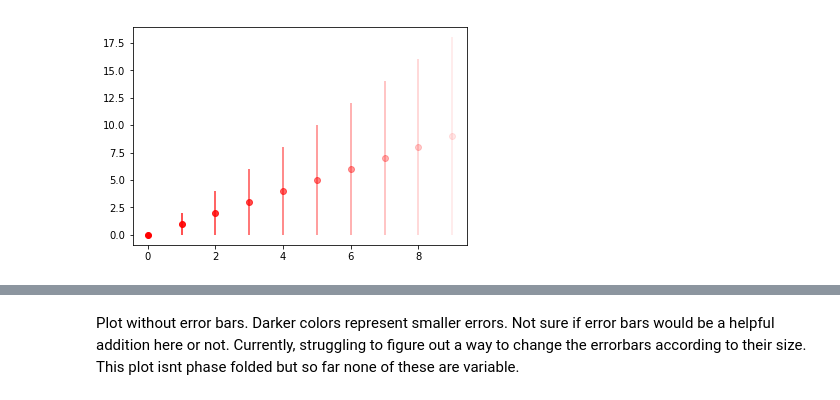
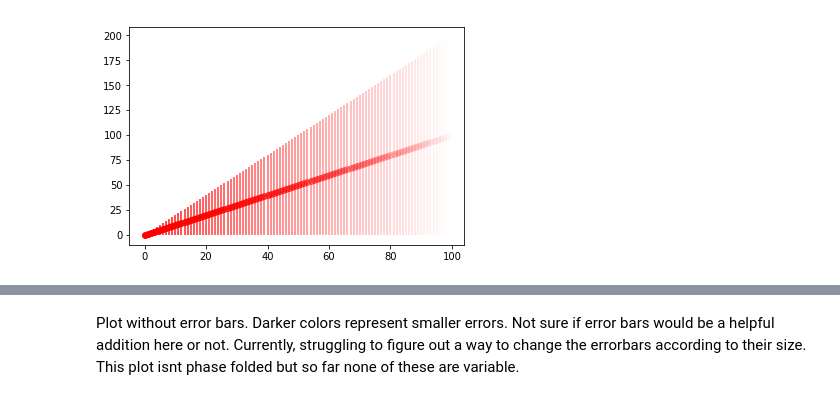
Before and after one commit to adamamiller/NUREU17, a Jupyter notebook: LSST/VariableStarClassification/Better plotting.ipynb, the cells around one changed output, grey strips where cells are left out. Cells and saved outputs as stored; diff of their text form; code cells hidden in the pictures.

```diff
--- a/LSST/VariableStarClassification/Better plotting.ipynb
+++ b/LSST/VariableStarClassification/Better plotting.ipynb
@@ -39,0 +56,3 @@ def lightcurve(source, periods):        #source--the raw lightcurve, period--fre
+# %%
+test = tbl.read('scripts/ptf_query/byOid/curves_oid___51892000005737.tbl', format = 'ipac')
+mask = np.where(test['mag_autocorr'] > 0)[0][0:200]
@@ -39,0 +75,10 @@ def lightcurve(source, periods):        #source--the raw lightcurve, period--fre
+# %%
+alphas = [1 - (err - np.min(test[mask]['magerr_auto']))/(np.max(test[mask]['magerr_auto']) - np.min(test[mask]['magerr_auto'])) for err in test[mask]['magerr_auto']]
+colors = np.asarray([(1,0,0, alpha) for alpha in alphas])
+
+for x, y, yerr, color in zip(test[mask]['obsmjd'], test[mask]['mag_autocorr'], test[mask]['magerr_auto'], colors):
+    plt.errorbar(x, y, yerr = yerr, fmt = 'o', color = color)
+
+plt.ylabel('Magnitude')
+plt.xlabel('Time')
+plt.ylim(np.max(test[mask]['mag_autocorr'])+0.1, np.min(test[mask]['mag_autocorr'])-0.1)
@@ -40,15 +157,16 @@ def lightcurve(source, periods):        #source--the raw lightcurve, period--fre
 # %%
-x = np.arange(0,10)
+
+x = np.arange(0,100)
 y = x
 yerr = x
 
-alphas = [1 - (err - np.min(yerr))/(10) for err in yerr]
+alphas = [1 - (err - np.min(yerr))/(100) for err in yerr]
 colors = np.asarray([(1,0,0, alpha) for alpha in alphas])
 
 for pos, ypos, yerr, color in zip(x,y,yerr,colors):
     plt.errorbar(pos, ypos, yerr = yerr, fmt = 'o', color = color)
 # %% [output]
-[figure, old version]
+[figure, new version]
 # %%
 test = tbl.read('scripts/ptf_query/byOid/curves_oid___51892000005737.tbl', format = 'ipac')
 mask = np.where(test['mag_autocorr'] > 0)
```
Also changed, not shown: parts of 12 cells of this notebook, 27 other files.
